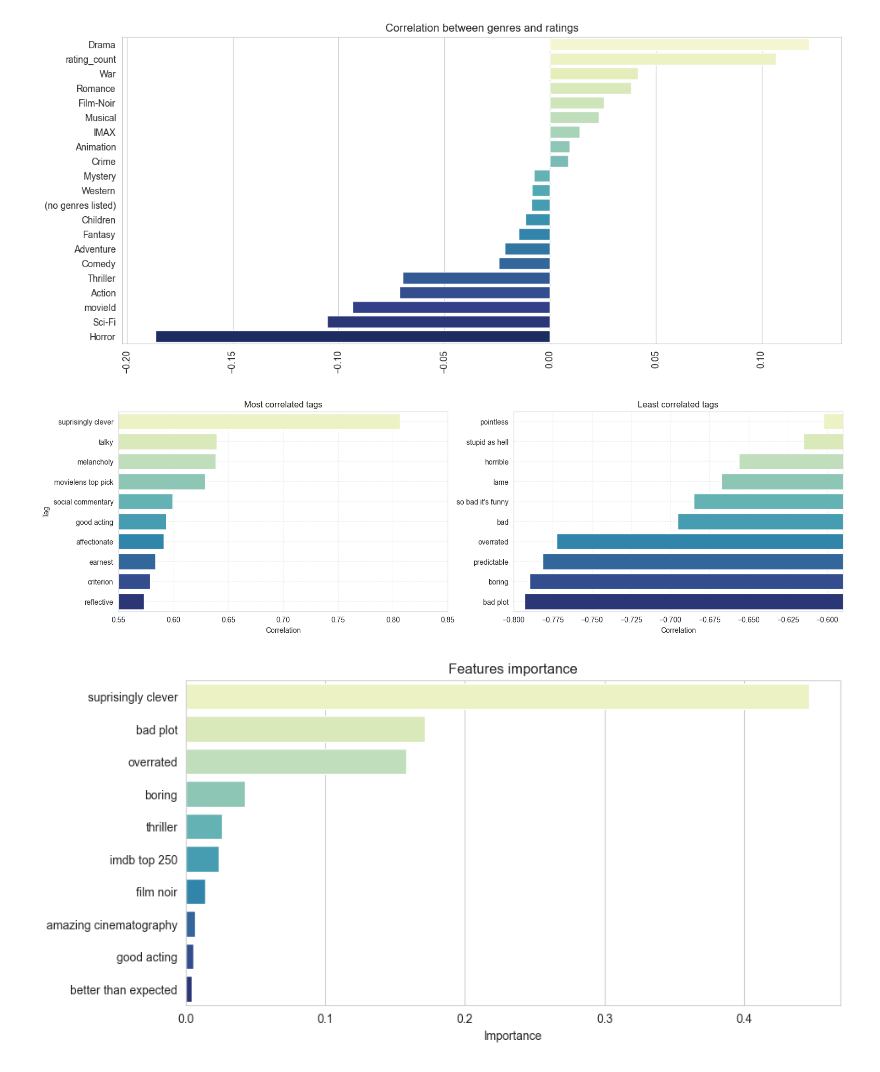
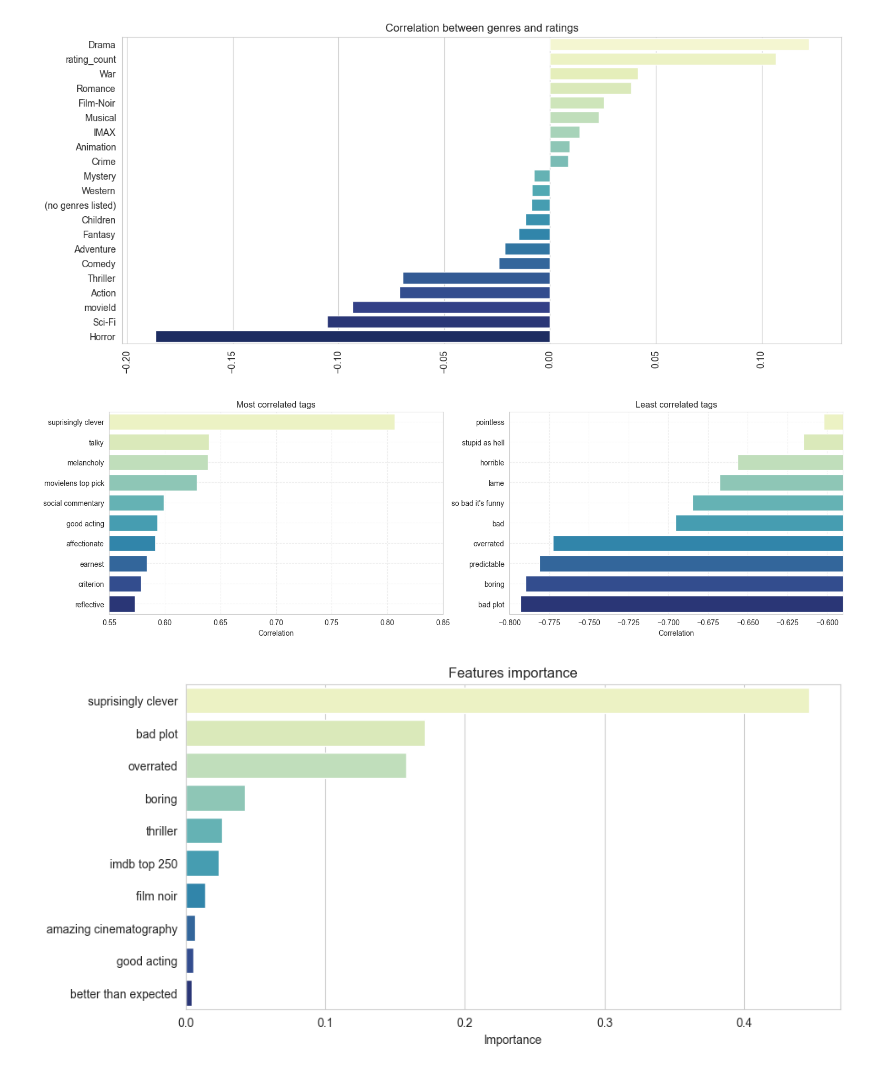
Before and after one commit to frapic98/Data_Analytics-main, a Jupyter notebook: data_exploration.ipynb, the cells around one changed output. Cells and saved outputs as stored; diff of their text form; code cells hidden in the pictures.

```diff
--- a/data_exploration.ipynb
+++ b/data_exploration.ipynb
@@ -202,23 +202,22 @@ corre = corre.drop('rating')
 # %%
 plt.subplots(figsize=(18, 5))
 plt.subplot(1, 2, 1)
 sns.barplot(x=corre.values[:10], y=corre.index[:10], palette='YlGnBu', zorder=2)
 plt.grid(True, zorder=-1, linestyle='--', alpha=0.3)
 plt.title('Most correlated tags')
 plt.xlabel('Correlation')
-plt.ylabel('Tag')
 plt.xlim(0.55, 0.85)
 
 plt.subplot(1, 2, 2)
 sns.barplot(x=corre.values[-10:], y=corre.index[-10:], palette='YlGnBu', zorder=2)
 plt.grid(True, zorder=-1, linestyle='--', alpha=0.3)
 plt.title('Least correlated tags')
 plt.xlabel('Correlation')
 plt.xlim(-.8, -0.59)
 plt.ylabel('')
 plt.show()
 # %% [output]
-[figure, old version]
+[figure, new version]
 # %%
 #calculate the features importance
 from sklearn.ensemble import RandomForestRegressor
```
Also changed, not shown: 2 other files.
